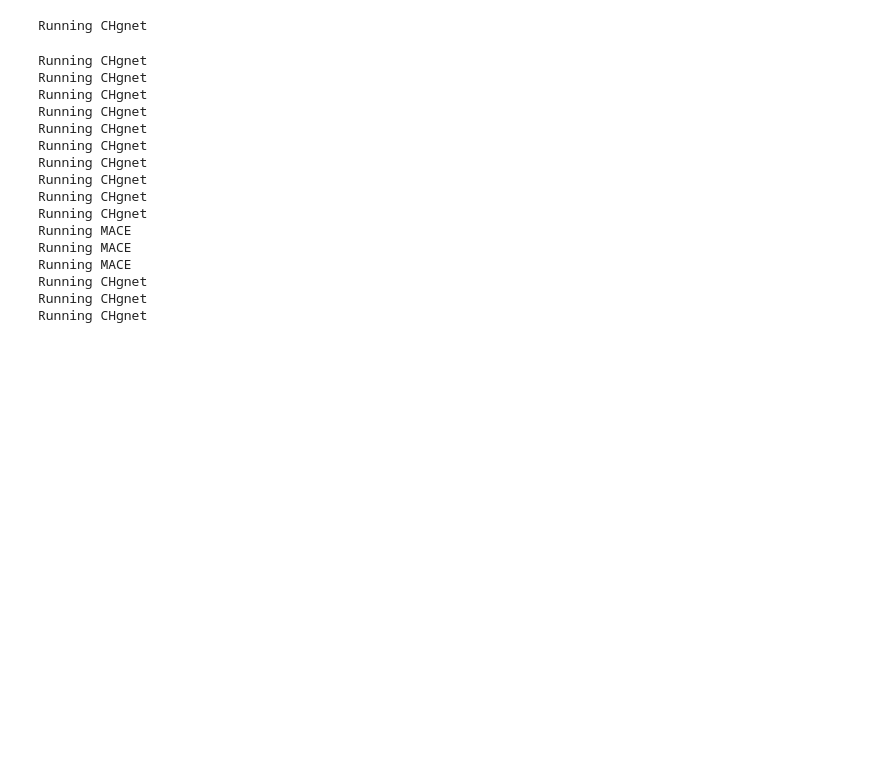
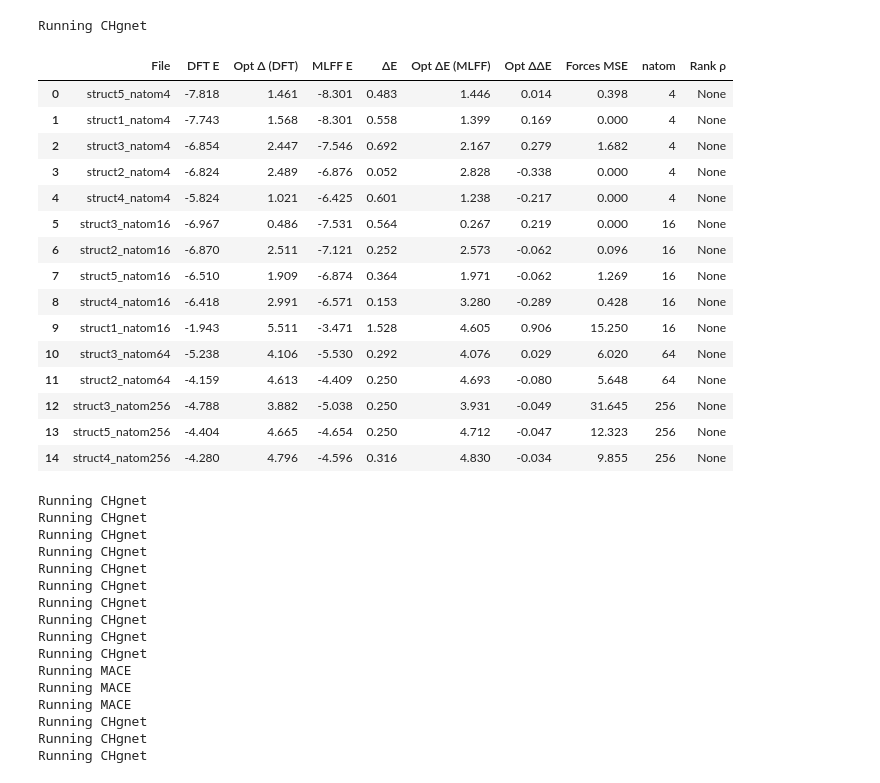
Before and after one commit to ignaciomigliaro/MLFF_training, a Jupyter notebook: Inference/mlff_inference_test.ipynb, the cells around one changed output. Cells and saved outputs as stored; diff of their text form; code cells hidden in the pictures; blank space fills up the shorter version.

```diff
--- a/Inference/mlff_inference_test.ipynb
+++ b/Inference/mlff_inference_test.ipynb
@@ -21,9 +21,28 @@ Error details: [Errno 2] No such file or directory: '/home/nacho/NbOC/vasp/test_
 # %% [markdown]
 ### Run inference using MLFF
 # %%
-df_0407= ifs.inference(atoms_list,opt_atoms_list,'/home/nacho/NbOC/CHGnet/04-07-2024/bestE_epoch38_e888_f7250_s3257_mNA.pth.tar')
+df_0407= ifs.inference(atoms_list,opt_atoms_list,'/home/nacho/NbOC/CHGnet/04-07-2024/bestE_epoch38_e888_f7250_s3257_mNA.pth.tar',calc_correlation=False)
 # %% [output]
 Running CHgnet
+# %%
+df_0407
+# %% [output]
+|  | File | DFT E | Opt Δ (DFT) | MLFF E | ΔE | Opt ΔE (MLFF) | Opt ΔΔE | Forces MSE | natom | Rank ρ |
+| 0 | struct5_natom4 | -7.818 | 1.461 | -8.301 | 0.483 | 1.446 | 0.014 | 0.398 | 4 | None |
+| 1 | struct1_natom4 | -7.743 | 1.568 | -8.301 | 0.558 | 1.399 | 0.169 | 0.000 | 4 | None |
+| 2 | struct3_natom4 | -6.854 | 2.447 | -7.546 | 0.692 | 2.167 | 0.279 | 1.682 | 4 | None |
+| 3 | struct2_natom4 | -6.824 | 2.489 | -6.876 | 0.052 | 2.828 | -0.338 | 0.000 | 4 | None |
+| 4 | struct4_natom4 | -5.824 | 1.021 | -6.425 | 0.601 | 1.238 | -0.217 | 0.000 | 4 | None |
+| 5 | struct3_natom16 | -6.967 | 0.486 | -7.531 | 0.564 | 0.267 | 0.219 | 0.000 | 16 | None |
+| 6 | struct2_natom16 | -6.870 | 2.511 | -7.121 | 0.252 | 2.573 | -0.062 | 0.096 | 16 | None |
+| 7 | struct5_natom16 | -6.510 | 1.909 | -6.874 | 0.364 | 1.971 | -0.062 | 1.269 | 16 | None |
+| 8 | struct4_natom16 | -6.418 | 2.991 | -6.571 | 0.153 | 3.280 | -0.289 | 0.428 | 16 | None |
+| 9 | struct1_natom16 | -1.943 | 5.511 | -3.471 | 1.528 | 4.605 | 0.906 | 15.250 | 16 | None |
+| 10 | struct3_natom64 | -5.238 | 4.106 | -5.530 | 0.292 | 4.076 | 0.029 | 6.020 | 64 | None |
+| 11 | struct2_natom64 | -4.159 | 4.613 | -4.409 | 0.250 | 4.693 | -0.080 | 5.648 | 64 | None |
+| 12 | struct3_natom256 | -4.788 | 3.882 | -5.038 | 0.250 | 3.931 | -0.049 | 31.645 | 256 | None |
+| 13 | struct5_natom256 | -4.404 | 4.665 | -4.654 | 0.250 | 4.712 | -0.047 | 12.323 | 256 | None |
+| 14 | struct4_natom256 | -4.280 | 4.796 | -4.596 | 0.316 | 4.830 | -0.034 | 9.855 | 256 | None |
 # %%
 df_0407= ifs.inference(atoms_list,opt_atoms_list,'/home/nacho/NbOC/CHGnet/04-07-2024/bestE_epoch38_e888_f7250_s3257_mNA.pth.tar')
 df_0415 = ifs.inference(atoms_list,opt_atoms_list,'/home/nacho/NbOC/CHGnet/04-15-2024/bestE_epoch34_e114_f323_s1109_mNA.pth.tar')
```
Also changed, not shown: 1 other file.
